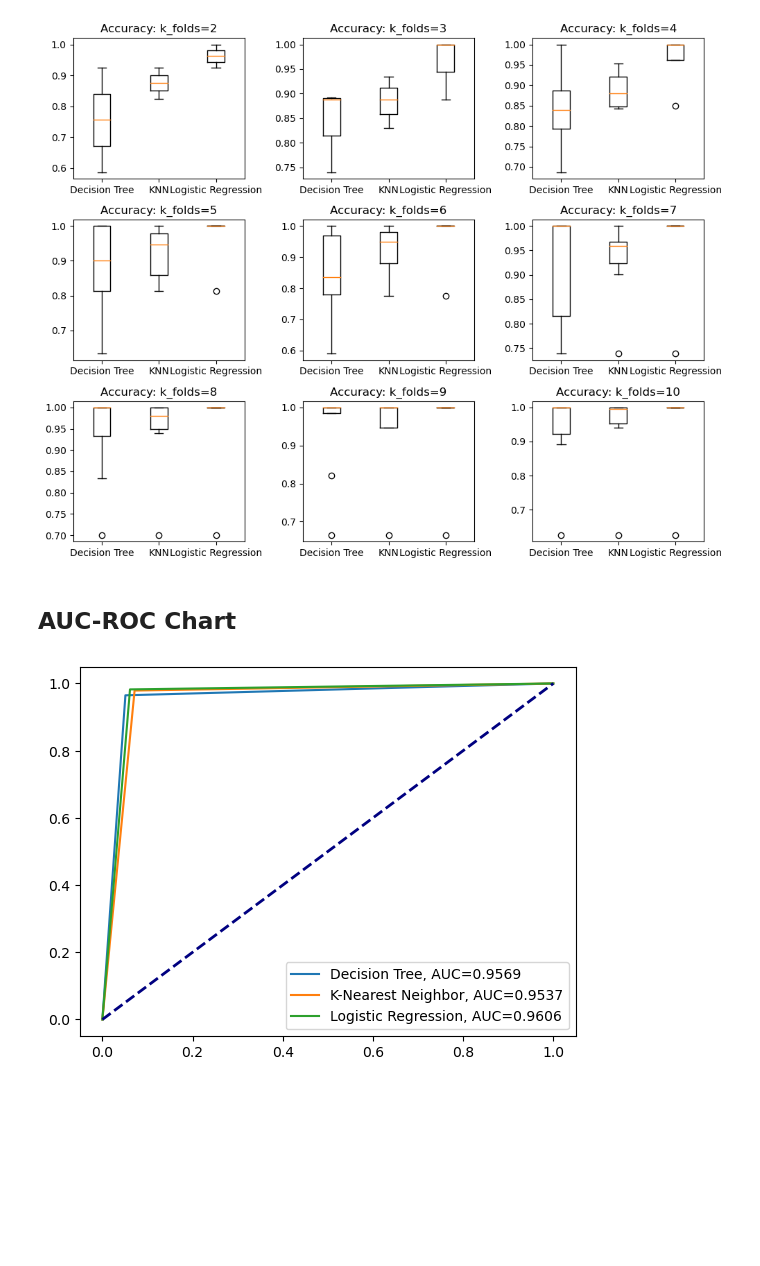
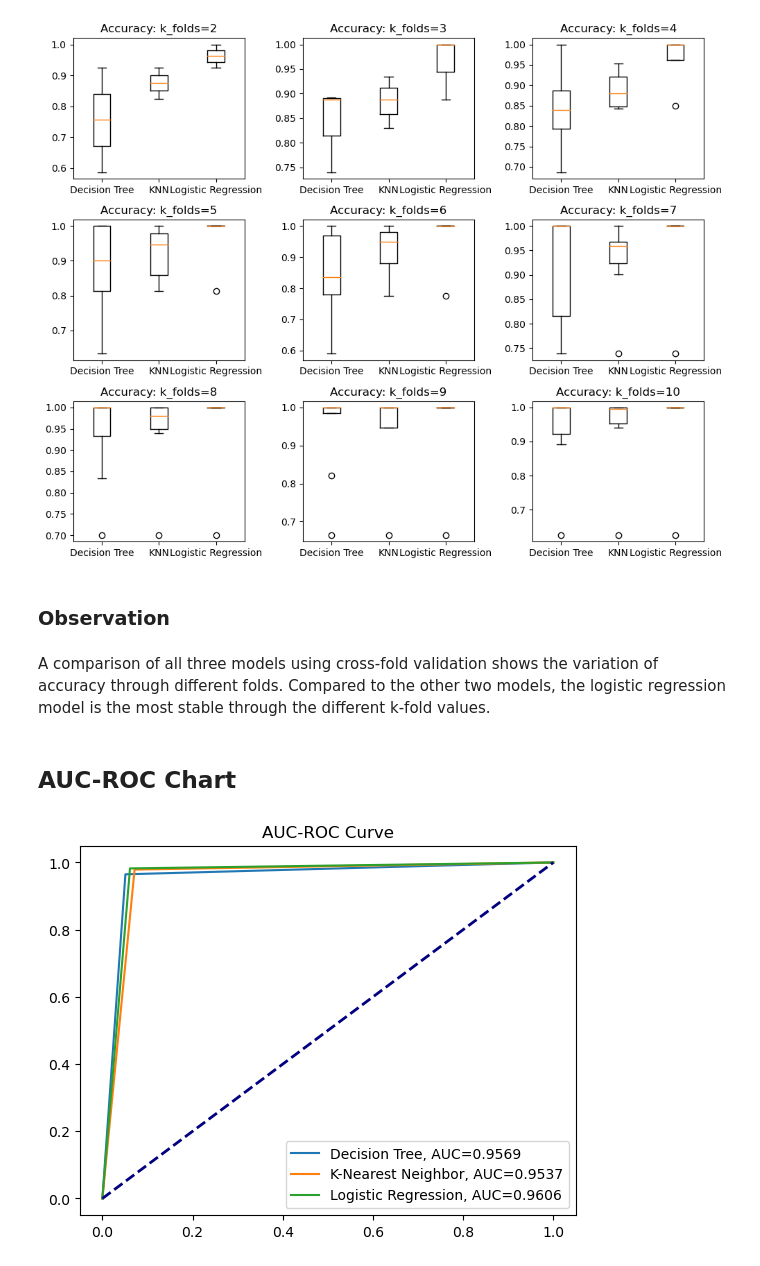
Before and after one commit to junclemente/ads505-FinalProject, a Jupyter notebook: 03. model_evaluation/evaluation.ipynb, the cells around one changed output. Cells and saved outputs as stored; diff of their text form; code cells hidden in the pictures; blank space fills up the shorter version.

```diff
--- a/03. model_evaluation/evaluation.ipynb
+++ b/03. model_evaluation/evaluation.ipynb
@@ -177,18 +187,23 @@ plt.tight_layout()
 plt.show()
 # %% [output]
 [figure]
+# %% [markdown]
+### Observation
+# %% [markdown]
+A comparison of all three models using cross-fold validation shows the variation of accuracy through different folds.
+Compared to the other two models, the logistic regression model is the most stable through the different k-fold values.
 # %% [markdown]
 ## AUC-ROC Chart
 # %%
 plt.figure()
 jc.plot_roc(y_val, dty_pred, "Decision Tree")
 jc.plot_roc(y_val, knny_pred, "K-Nearest Neighbor")
 jc.plot_roc(y_val, lry_pred, "Logistic Regression")
 plt.plot([0, 1], [0, 1], color="navy", lw=2, linestyle="--")
-
+plt.title("AUC-ROC Curve")
 plt.xlabel = "False Positive Rate"
 plt.ylabel = "True Positive Rate"
 plt.legend(loc="lower right")
 plt.show()
 # %% [output]
-[figure, old version]
+[figure, new version]
```
Also changed, not shown: parts of 13 cells of this notebook.
